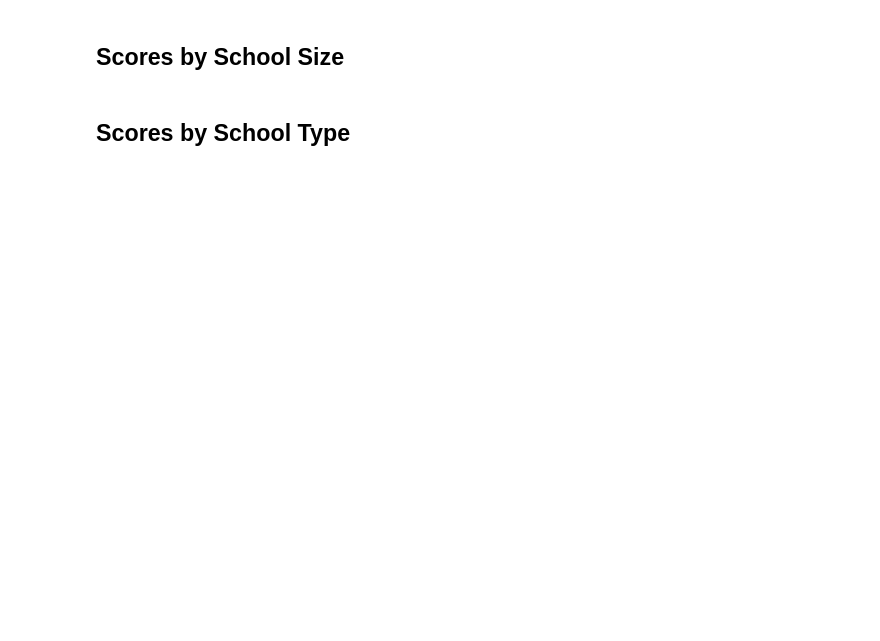
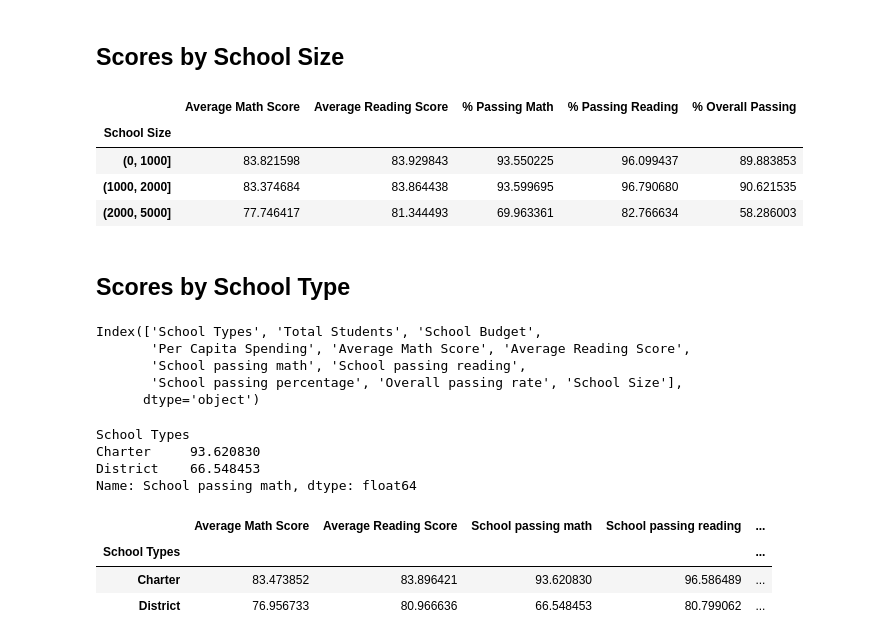
Before and after one commit to sunderiyab/panda-challenge, a Jupyter notebook: PyCitySchools/PyCitySchools_starter-main_script.ipynb, the cells around one changed output. Drawn from its saved outputs; the diff is of its cells as text; code cells hidden in the pictures; blank space fills up the shorter version.

```diff
--- a/PyCitySchools/PyCitySchools_starter-main_script.ipynb
+++ b/PyCitySchools/PyCitySchools_starter-main_script.ipynb
@@ -490,23 +532,35 @@ spending_summary
 size_bins = [0, 1000, 2000, 5000]
 labels = ["Small (<1000)", "Medium (1000-2000)", "Large (2000-5000)"]
 # %%
+
 # Categorize the spending based on the bins
 # Use `pd.cut` on the "Total Students" column of the `per_school_summary` DataFrame.
 
-per_school_summary["School Size"] =
+per_school_summary["School Size"] = pd.cut(per_school_summary["Total Students"], size_bins)
 # %%
 # Calculate averages for the desired columns.
 size_math_scores = per_school_summary.groupby(["School Size"]).mean()["Average Math Score"]
 size_reading_scores = per_school_summary.groupby(["School Size"]).mean()["Average Reading Score"]
-size_passing_math = per_school_summary.groupby(["School Size"]).mean()["% Passing Math"]
-size_passing_reading = per_school_summary.groupby(["School Size"]).mean()["% Passing Reading"]
-size_overall_passing = per_school_summary.groupby(["School Size"]).mean()["% Overall Passing"]
+size_passing_math = per_school_summary.groupby(["School Size"]).mean()["School passing math"]
+size_passing_reading = per_school_summary.groupby(["School Size"]).mean()["School passing reading"]
+size_overall_passing = per_school_summary.groupby(["School Size"]).mean()["Overall passing rate"]
 # %%
 # Create a DataFrame called `size_summary` that breaks down school performance based on school size (small, medium, or large).
 # Use the scores above to create a new DataFrame called `size_summary`
-
+size_summary = pd.DataFrame({
+    "Average Math Score": size_math_scores,
+    "Average Reading Score": size_reading_scores,
+    "% Passing Math": size_passing_math,
+    "% Passing Reading": size_passing_reading,
+    "% Overall Passing": size_overall_passing})
 
 # Display results
 size_summary
+# %% [output]
+|  | Average Math Score | Average Reading Score | % Passing Math | % Passing Reading | % Overall Passing |
+| School Size |  |  |  |  |  |
+| (0, 1000] | 83.821598 | 83.929843 | 93.550225 | 96.099437 | 89.883853 |
+| (1000, 2000] | 83.374684 | 83.864438 | 93.599695 | 96.790680 | 90.621535 |
+| (2000, 5000] | 77.746417 | 81.344493 | 69.963361 | 82.766634 | 58.286003 |
 # %% [markdown]
 ## Scores by School Type
@@ -526,0 +567,8 @@ average_percent_overall_passing_by_type = type_overall_passing["% Overall Passin
+# %%
+print(per_school_summary.columns)
+# %% [output]
+Index(['School Types', 'Total Students', 'School Budget',
+       'Per Capita Spending', 'Average Math Score', 'Average Reading Score',
+       'School passing math', 'School passing reading',
+       'School passing percentage', 'Overall passing rate', 'School Size'],
+      dtype='object')
@@ -527,6 +589,25 @@ average_percent_overall_passing_by_type = type_overall_passing["% Overall Passin
+# %%
+#checking to see if my code works
+type_passing_math
+# %% [output]
+School Types
+Charter     93.620830
+District    66.548453
+Name: School passing math, dtype: float64
 # %%
 # Assemble the new data by type into a DataFrame called `type_summary`
+type_summary= pd.DataFrame({ "Average Math Score" : type_math_scores,
+                            "Average Reading Score": type_reading_scores,
+                            "School passing math" : type_passing_math,
+                            "School passing reading" : type_passing_reading,
+                            "Overall passing rate" : type_overall_passing
+})
 
 
 # Display results
 type_summary
+# %% [output]
+|  | Average Math Score | Average Reading Score | School passing math | School passing reading | ... |
+| School Types |  |  |  |  | ... |
+| Charter | 83.473852 | 83.896421 | 93.620830 | 96.586489 | ... |
+| District | 76.956733 | 80.966636 | 66.548453 | 80.799062 | ... |
```
Also changed, not shown: parts of 8 cells of this notebook.
